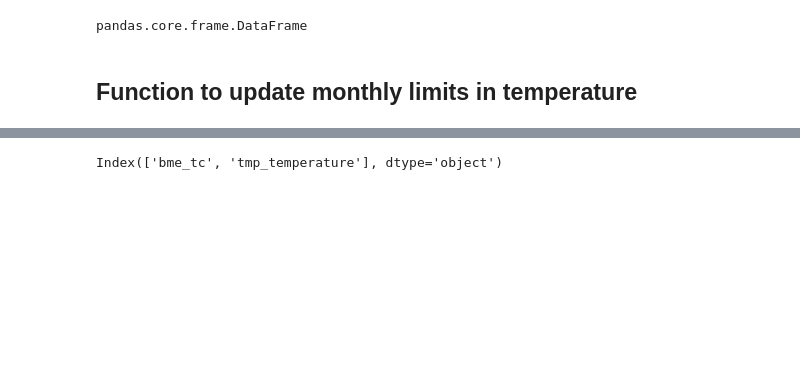
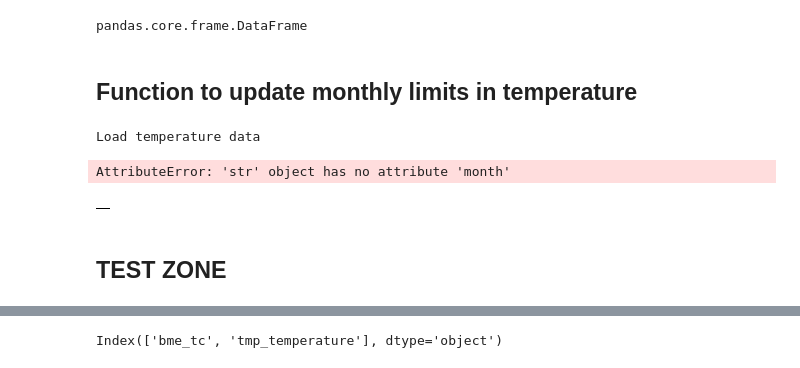
Before and after one commit to UiOHive/wsn_filters, a Jupyter notebook: wsn_main.ipynb, the cells around one changed output, grey strips where cells are left out. Drawn from its saved outputs; the diff is of its cells as text; code cells hidden in the pictures; blank space fills up the shorter version.

Commit message:
add tests

```diff
--- a/wsn_main.ipynb
+++ b/wsn_main.ipynb
@@ -166,3 +195,31 @@ def qc_temperature_monthly_limits(x,limit_table, var='temp'):
+# %%
+sensor_temp = ['tmp_temperature','bme_tc']
+# Update monthly limits and save it in a csv file (can be manually edited)
+filename='data_qc/temperature_monthly_limit.csv'
+
+# Load and select data source
+print('Load temperature data')
+col_to_get=df.columns.isin([sensor_temp[0]])
+if any(col_to_get):
+    temp=df[df.columns[col_to_get]]
+#     print(temp)
+
+    # Quality Control -- 1) -- Monthly limit
+    limit_table=pd.read_csv(filename)
+    df2=pd.DataFrame()
+
+    tm=df[[sensor_temp[0]]].apply(lambda x: qc_temperature_monthly_limits(x,limit_table,var='temp'))
+    df2[sensor_temp[0] + '_qc']=tm
+    print(temp)
+# %% [output]
+Load temperature data
+AttributeError: 'str' object has no attribute 'month'
+# %%
+df2
+# %% [output]
+|  |
+# %% [markdown]
+## TEST ZONE
 # %%
 tmp=quality_control_air_temperature(df)
 # %% [output]
```
Also changed, not shown: parts of 13 cells of this notebook, 1 other file.
